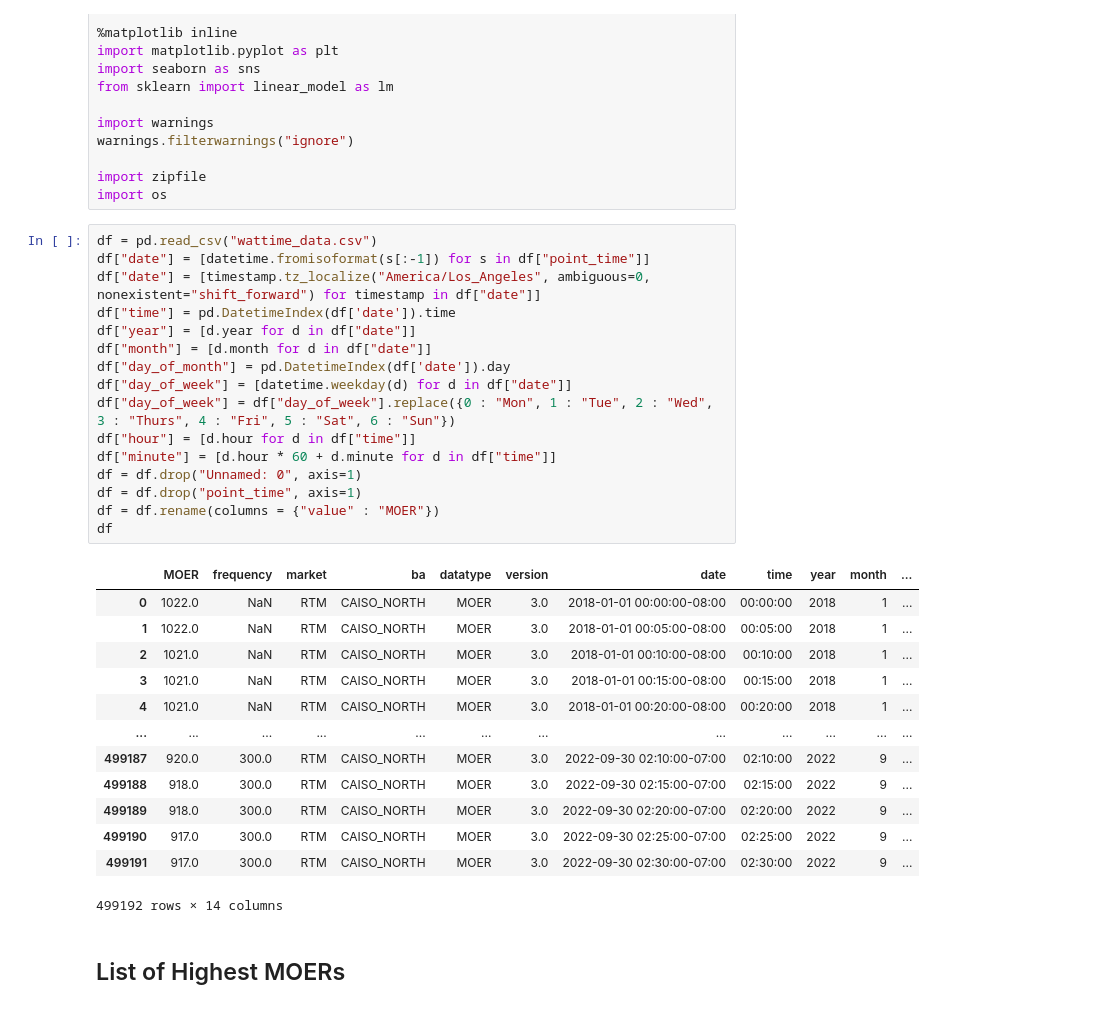
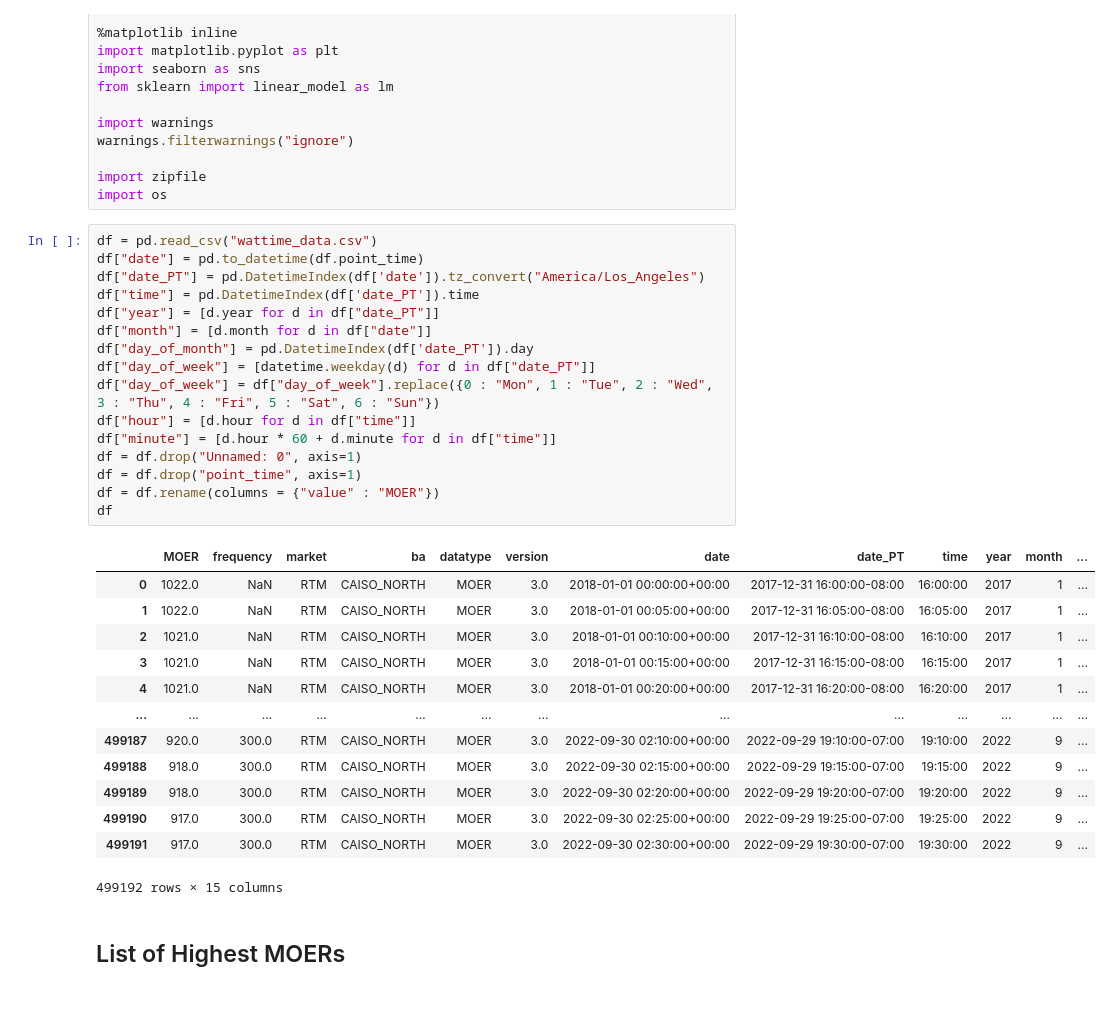
Before and after one commit to utkarshapets/load-shift-emissions, a Jupyter notebook: Wattime EDA.ipynb, the cells around one changed output. Cells and saved outputs as stored; diff of their text form.

```diff
--- a/Wattime EDA.ipynb
+++ b/Wattime EDA.ipynb
@@ -25,34 +25,34 @@ import zipfile
 import os
 # %%
 df = pd.read_csv("wattime_data.csv")
-df["date"] = [datetime.fromisoformat(s[:-1]) for s in df["point_time"]]
-df["date"] = [timestamp.tz_localize("America/Los_Angeles", ambiguous=0, nonexistent="shift_forward") for timestamp in df["date"]]
-df["time"] = pd.DatetimeIndex(df['date']).time
-df["year"] = [d.year for d in df["date"]]
+df["date"] = pd.to_datetime(df.point_time)
+df["date_PT"] = pd.DatetimeIndex(df['date']).tz_convert("America/Los_Angeles")
+df["time"] = pd.DatetimeIndex(df['date_PT']).time
+df["year"] = [d.year for d in df["date_PT"]]
 df["month"] = [d.month for d in df["date"]]
-df["day_of_month"] = pd.DatetimeIndex(df['date']).day
-df["day_of_week"] = [datetime.weekday(d) for d in df["date"]]
-df["day_of_week"] = df["day_of_week"].replace({0 : "Mon", 1 : "Tue", 2 : "Wed", 3 : "Thurs", 4 : "Fri", 5 : "Sat", 6 : "Sun"})
+df["day_of_month"] = pd.DatetimeIndex(df['date_PT']).day
+df["day_of_week"] = [datetime.weekday(d) for d in df["date_PT"]]
+df["day_of_week"] = df["day_of_week"].replace({0 : "Mon", 1 : "Tue", 2 : "Wed", 3 : "Thu", 4 : "Fri", 5 : "Sat", 6 : "Sun"})
 df["hour"] = [d.hour for d in df["time"]]
 df["minute"] = [d.hour * 60 + d.minute for d in df["time"]]
 df = df.drop("Unnamed: 0", axis=1)
 df = df.drop("point_time", axis=1)
 df = df.rename(columns = {"value" : "MOER"})
 df
 # %% [output]
-|  | MOER | frequency | market | ba | datatype | version | date | time | year | month | ... |
-| 0 | 1022.0 | NaN | RTM | CAISO_NORTH | MOER | 3.0 | 2018-01-01 00:00:00-08:00 | 00:00:00 | 2018 | 1 | ... |
-| 1 | 1022.0 | NaN | RTM | CAISO_NORTH | MOER | 3.0 | 2018-01-01 00:05:00-08:00 | 00:05:00 | 2018 | 1 | ... |
-| 2 | 1021.0 | NaN | RTM | CAISO_NORTH | MOER | 3.0 | 2018-01-01 00:10:00-08:00 | 00:10:00 | 2018 | 1 | ... |
-| 3 | 1021.0 | NaN | RTM | CAISO_NORTH | MOER | 3.0 | 2018-01-01 00:15:00-08:00 | 00:15:00 | 2018 | 1 | ... |
-| 4 | 1021.0 | NaN | RTM | CAISO_NORTH | MOER | 3.0 | 2018-01-01 00:20:00-08:00 | 00:20:00 | 2018 | 1 | ... |
-| ... | ... | ... | ... | ... | ... | ... | ... | ... | ... | ... | ... |
-| 499187 | 920.0 | 300.0 | RTM | CAISO_NORTH | MOER | 3.0 | 2022-09-30 02:10:00-07:00 | 02:10:00 | 2022 | 9 | ... |
-| 499188 | 918.0 | 300.0 | RTM | CAISO_NORTH | MOER | 3.0 | 2022-09-30 02:15:00-07:00 | 02:15:00 | 2022 | 9 | ... |
-| 499189 | 918.0 | 300.0 | RTM | CAISO_NORTH | MOER | 3.0 | 2022-09-30 02:20:00-07:00 | 02:20:00 | 2022 | 9 | ... |
-| 499190 | 917.0 | 300.0 | RTM | CAISO_NORTH | MOER | 3.0 | 2022-09-30 02:25:00-07:00 | 02:25:00 | 2022 | 9 | ... |
-| 499191 | 917.0 | 300.0 | RTM | CAISO_NORTH | MOER | 3.0 | 2022-09-30 02:30:00-07:00 | 02:30:00 | 2022 | 9 | ... |
+|  | MOER | frequency | market | ba | datatype | version | date | date_PT | time | year | month | ... |
+| 0 | 1022.0 | NaN | RTM | CAISO_NORTH | MOER | 3.0 | 2018-01-01 00:00:00+00:00 | 2017-12-31 16:00:00-08:00 | 16:00:00 | 2017 | 1 | ... |
+| 1 | 1022.0 | NaN | RTM | CAISO_NORTH | MOER | 3.0 | 2018-01-01 00:05:00+00:00 | 2017-12-31 16:05:00-08:00 | 16:05:00 | 2017 | 1 | ... |
+| 2 | 1021.0 | NaN | RTM | CAISO_NORTH | MOER | 3.0 | 2018-01-01 00:10:00+00:00 | 2017-12-31 16:10:00-08:00 | 16:10:00 | 2017 | 1 | ... |
+| 3 | 1021.0 | NaN | RTM | CAISO_NORTH | MOER | 3.0 | 2018-01-01 00:15:00+00:00 | 2017-12-31 16:15:00-08:00 | 16:15:00 | 2017 | 1 | ... |
+| 4 | 1021.0 | NaN | RTM | CAISO_NORTH | MOER | 3.0 | 2018-01-01 00:20:00+00:00 | 2017-12-31 16:20:00-08:00 | 16:20:00 | 2017 | 1 | ... |
+| ... | ... | ... | ... | ... | ... | ... | ... | ... | ... | ... | ... | ... |
+| 499187 | 920.0 | 300.0 | RTM | CAISO_NORTH | MOER | 3.0 | 2022-09-30 02:10:00+00:00 | 2022-09-29 19:10:00-07:00 | 19:10:00 | 2022 | 9 | ... |
+| 499188 | 918.0 | 300.0 | RTM | CAISO_NORTH | MOER | 3.0 | 2022-09-30 02:15:00+00:00 | 2022-09-29 19:15:00-07:00 | 19:15:00 | 2022 | 9 | ... |
+| 499189 | 918.0 | 300.0 | RTM | CAISO_NORTH | MOER | 3.0 | 2022-09-30 02:20:00+00:00 | 2022-09-29 19:20:00-07:00 | 19:20:00 | 2022 | 9 | ... |
+| 499190 | 917.0 | 300.0 | RTM | CAISO_NORTH | MOER | 3.0 | 2022-09-30 02:25:00+00:00 | 2022-09-29 19:25:00-07:00 | 19:25:00 | 2022 | 9 | ... |
+| 499191 | 917.0 | 300.0 | RTM | CAISO_NORTH | MOER | 3.0 | 2022-09-30 02:30:00+00:00 | 2022-09-29 19:30:00-07:00 | 19:30:00 | 2022 | 9 | ... |
-499192 rows × 14 columns
+499192 rows × 15 columns
 # %% [markdown]
 ## List of Highest MOERs
 # %%
```
Also changed, not shown: parts of 18 cells of this notebook.
